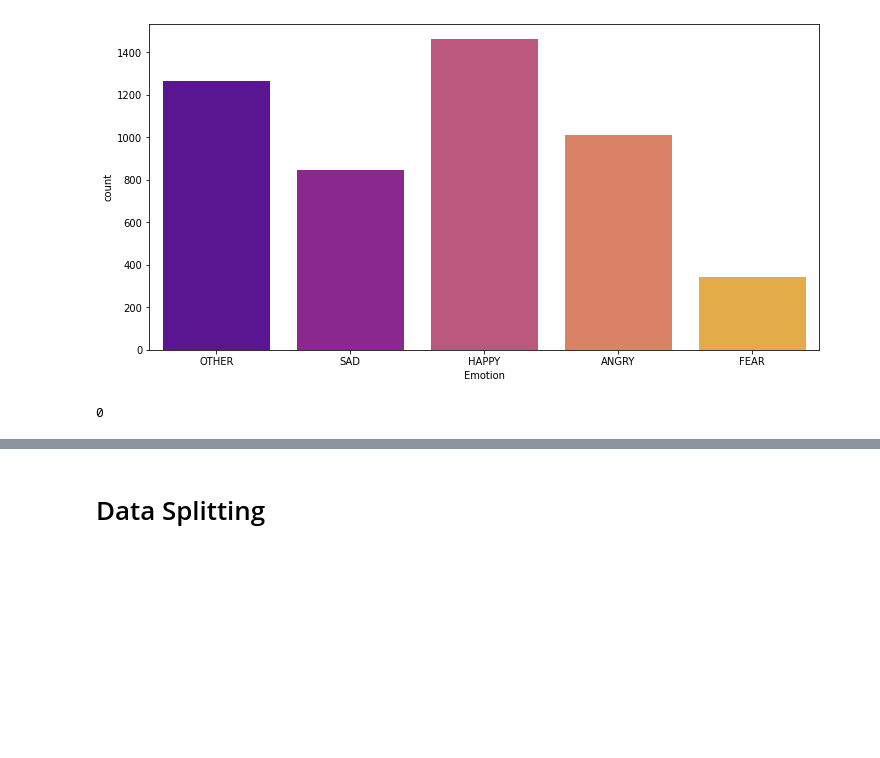
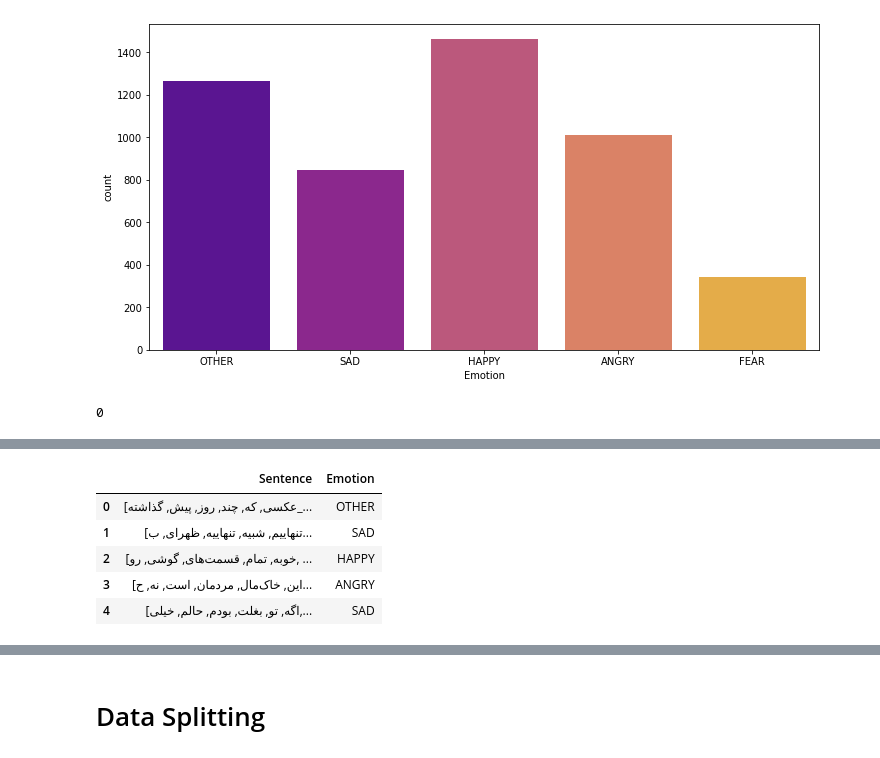
Before and after one commit to alib2014/Persian_sentiment_analysis, a Jupyter notebook: persian_sa.ipynb, the cells around one changed output, grey strips where cells are left out. Saved outputs shown, nothing was run; the diff lists cells and outputs as text; code cells hidden in the pictures; blank space fills up the shorter version.

```diff
--- a/persian_sa.ipynb
+++ b/persian_sa.ipynb
@@ -98,0 +108,10 @@ print(uniqueChars)
+# %%
+data['Sentence'] = data['Sentence'].apply(hazm.word_tokenize)
+data.head()
+# %% [output]
+|  | Sentence | Emotion |
+| 0 | [عکسی, که, چند, روز, پیش, گذاشته_... | OTHER |
+| 1 | [تنهاییم, شبیه, تنهاییه, ظهرای, ب... | SAD |
+| 2 | [خوبه, تمام, قسمت‌های, گوشی, رو, ... | HAPPY |
+| 3 | [این, خاک‌مال, مردمان, است, نه, ح... | ANGRY |
+| 4 | [اگه, تو, بغلت, بودم, حالم, خیلی,... | SAD |
```
Also changed, not shown: parts of 16 cells of this notebook.
